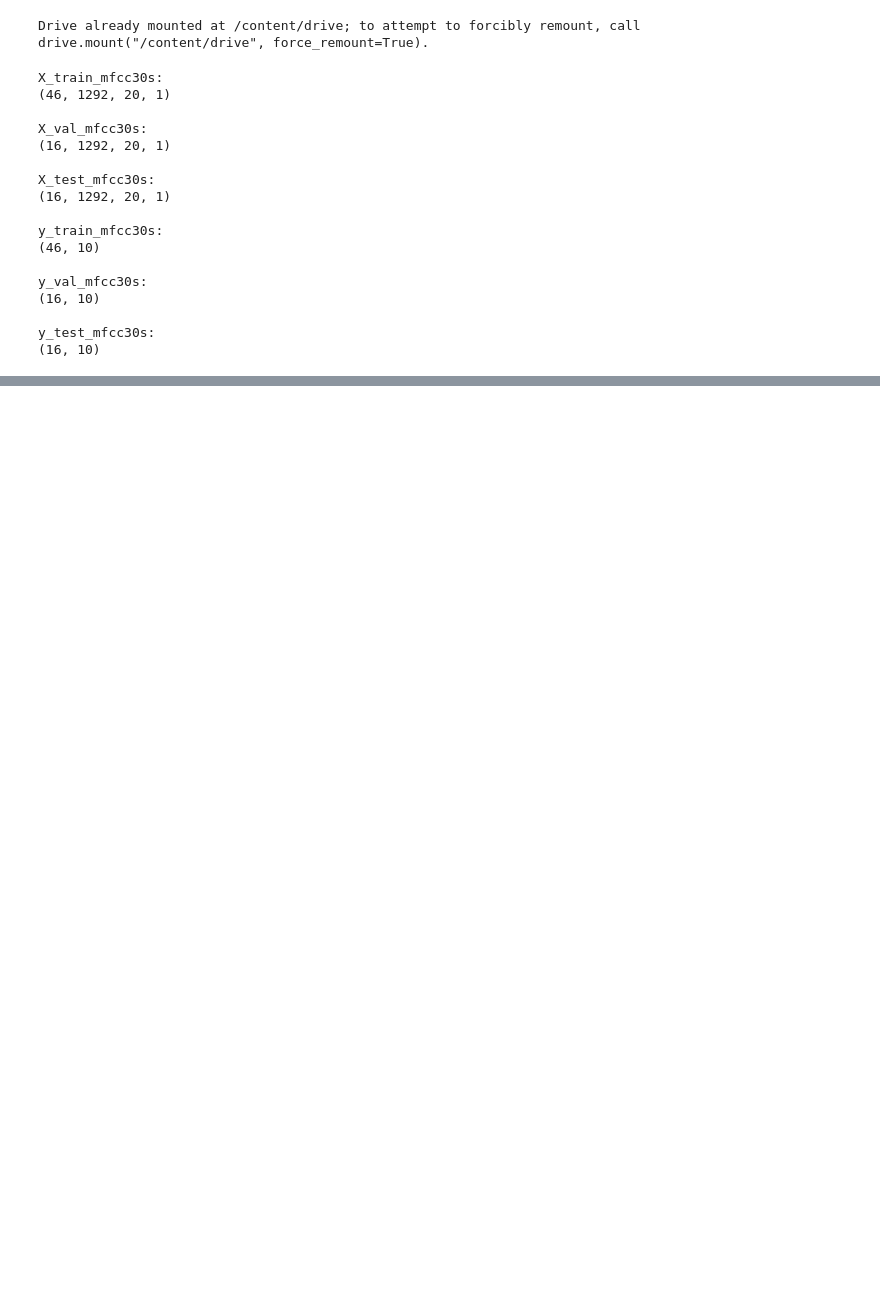
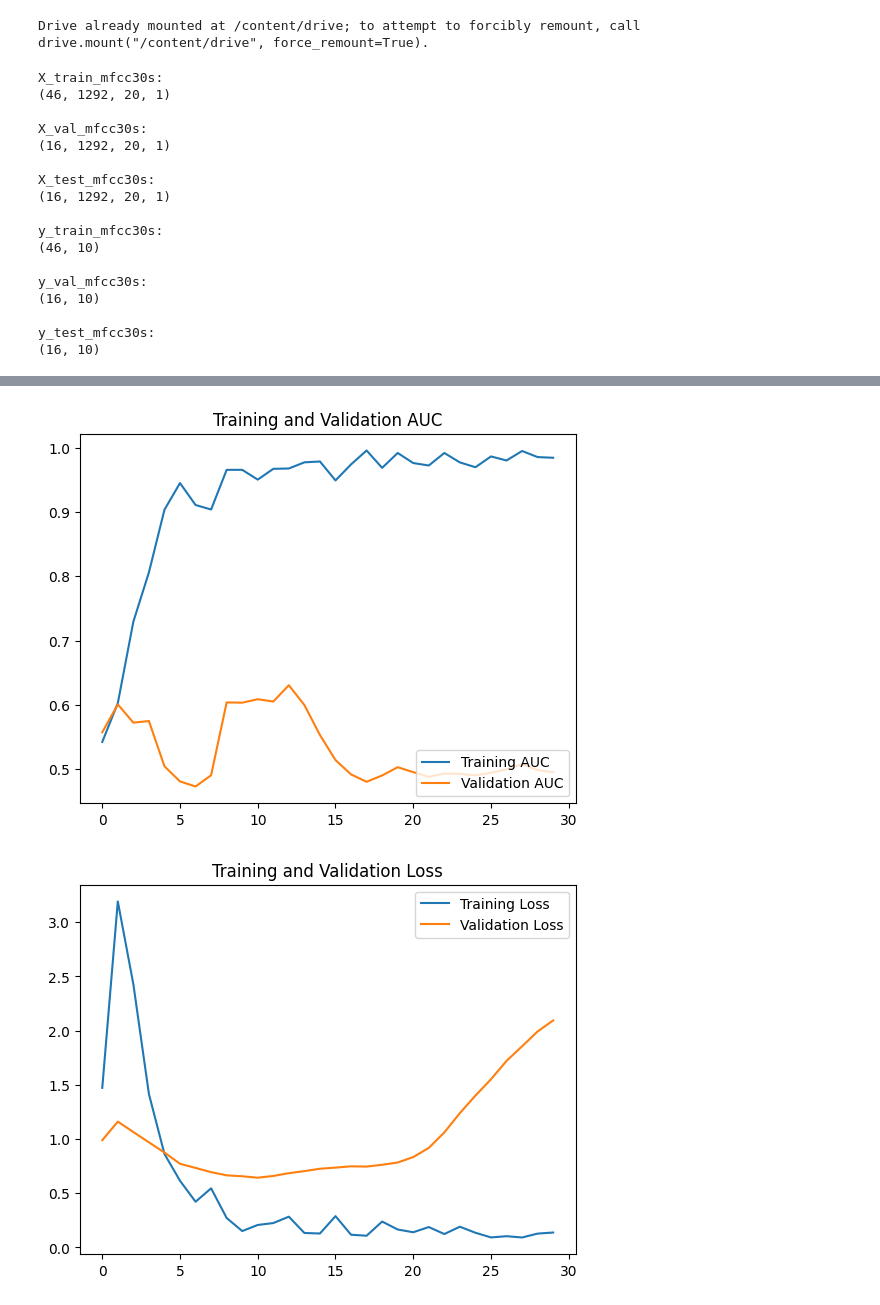
Before and after one commit to julianthr/ML_Assignments, a Jupyter notebook: Final_Project/Music/CNNs.ipynb, the cells around one changed output, grey strips where cells are left out. Saved outputs shown, nothing was run; the diff lists cells and outputs as text; code cells hidden in the pictures; blank space fills up the shorter version.

Commit message:
Added 2 new models, revised the first one, added universal compiler, fit, graphs etc

```diff
--- a/Final_Project/Music/CNNs.ipynb
+++ b/Final_Project/Music/CNNs.ipynb
@@ -189,0 +167,6 @@ test_error, test_accuracy = CNN_shallow.evaluate(X_test_mfcc30s, y_test_mfcc30s,
+# %%
+# compile model
+compiler(cnn1)
+
+# train model
+cnn1_history = fit_model(cnn1)
@@ -189,0 +212,6 @@ test_error, test_accuracy = CNN_shallow.evaluate(X_test_mfcc30s, y_test_mfcc30s,
+# %%
+# plot training
+plot_training(cnn1_history)
+# %% [output]
+[figure, added]
+[figure, added]
```
Also changed, not shown: parts of 22 cells of this notebook.
